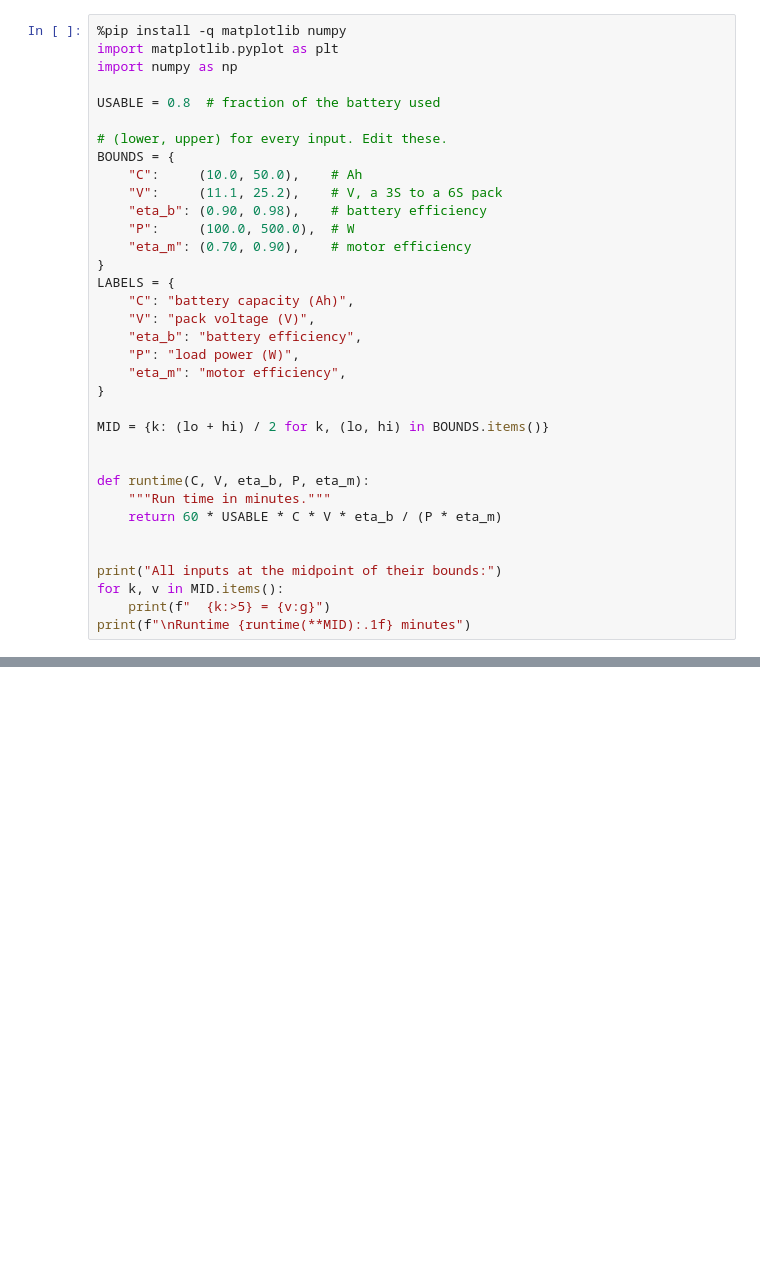
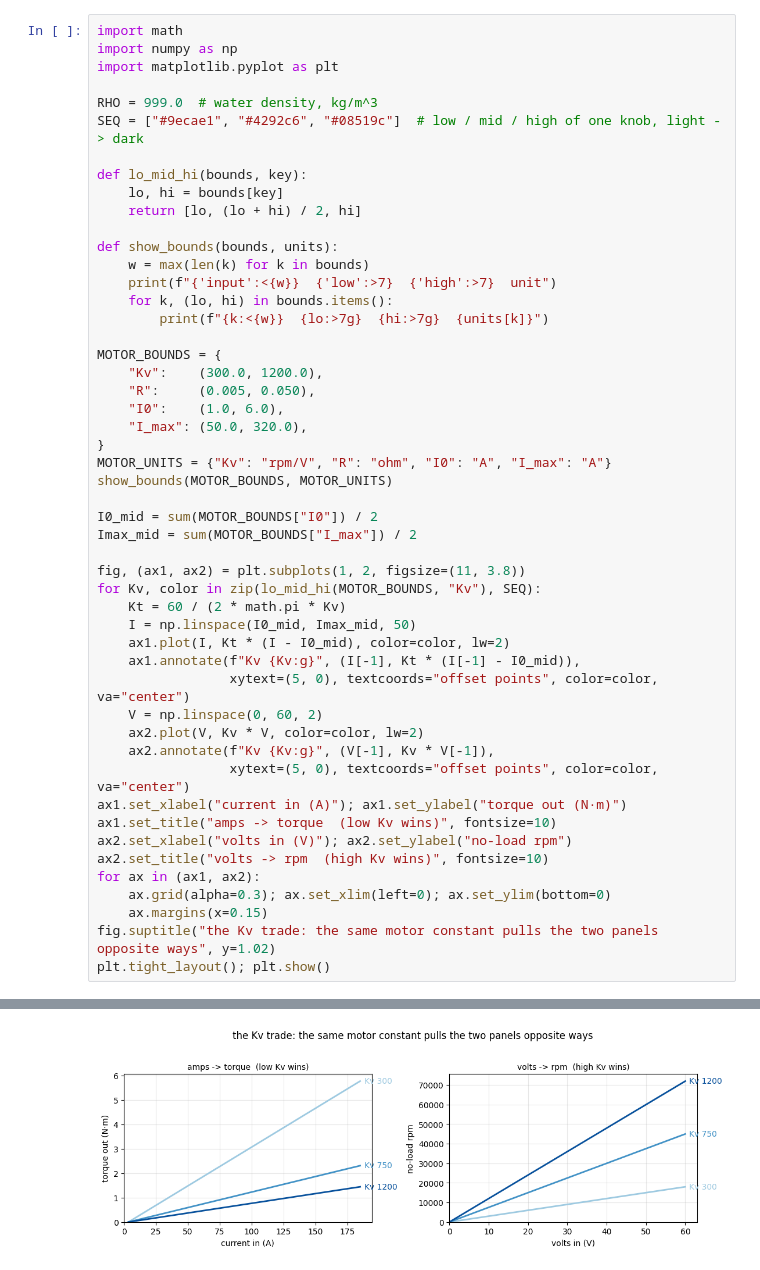
Before and after one commit to MarMar888/hav, a Jupyter notebook: optimization/willmarley.ipynb, the cells around one changed output, grey strips where cells are left out. Cells and saved outputs as stored; diff of their text form; blank space fills up the shorter version.

```diff
--- a/optimization/willmarley.ipynb
+++ b/optimization/willmarley.ipynb
@@ -25,36 +31,51 @@ Each input gets a lower and an upper bound. Edit them. The midpoint of each rang
 # %%
-%pip install -q matplotlib numpy
+import math
+import numpy as np
 import matplotlib.pyplot as plt
-import numpy as np
 
-USABLE = 0.8  # fraction of the battery used
+RHO = 999.0  # water density, kg/m^3
+SEQ = ["#9ecae1", "#4292c6", "#08519c"]  # low / mid / high of one knob, light -> dark
 
-# (lower, upper) for every input. Edit these.
-BOUNDS = {
-    "C":     (10.0, 50.0),    # Ah
-    "V":     (11.1, 25.2),    # V, a 3S to a 6S pack
-    "eta_b": (0.90, 0.98),    # battery efficiency
-    "P":     (100.0, 500.0),  # W
-    "eta_m": (0.70, 0.90),    # motor efficiency
+def lo_mid_hi(bounds, key):
+    lo, hi = bounds[key]
+    return [lo, (lo + hi) / 2, hi]
+
+def show_bounds(bounds, units):
+    w = max(len(k) for k in bounds)
+    print(f"{'input':<{w}}  {'low':>7}  {'high':>7}  unit")
+    for k, (lo, hi) in bounds.items():
+        print(f"{k:<{w}}  {lo:>7g}  {hi:>7g}  {units[k]}")
+
+MOTOR_BOUNDS = {
+    "Kv":    (300.0, 1200.0),
+    "R":     (0.005, 0.050),
+    "I0":    (1.0, 6.0),
+    "I_max": (50.0, 320.0),
 }
-LABELS = {
-    "C": "battery capacity (Ah)",
-    "V": "pack voltage (V)",
-    "eta_b": "battery efficiency",
-    "P": "load power (W)",
-    "eta_m": "motor efficiency",
-}
+MOTOR_UNITS = {"Kv": "rpm/V", "R": "ohm", "I0": "A", "I_max": "A"}
+show_bounds(MOTOR_BOUNDS, MOTOR_UNITS)
 
-MID = {k: (lo + hi) / 2 for k, (lo, hi) in BOUNDS.items()}
+I0_mid = sum(MOTOR_BOUNDS["I0"]) / 2
+Imax_mid = sum(MOTOR_BOUNDS["I_max"]) / 2
 
-
-def runtime(C, V, eta_b, P, eta_m):
-    """Run time in minutes."""
-    return 60 * USABLE * C * V * eta_b / (P * eta_m)
-
-
-print("All inputs at the midpoint of their bounds:")
-for k, v in MID.items():
-    print(f"  {k:>5} = {v:g}")
-print(f"\nRuntime {runtime(**MID):.1f} minutes")
+fig, (ax1, ax2) = plt.subplots(1, 2, figsize=(11, 3.8))
+for Kv, color in zip(lo_mid_hi(MOTOR_BOUNDS, "Kv"), SEQ):
+    Kt = 60 / (2 * math.pi * Kv)
+    I = np.linspace(I0_mid, Imax_mid, 50)
+    ax1.plot(I, Kt * (I - I0_mid), color=color, lw=2)
+    ax1.annotate(f"Kv {Kv:g}", (I[-1], Kt * (I[-1] - I0_mid)),
+                 xytext=(5, 0), textcoords="offset points", color=color, va="center")
+    V = np.linspace(0, 60, 2)
+    ax2.plot(V, Kv * V, color=color, lw=2)
+    ax2.annotate(f"Kv {Kv:g}", (V[-1], Kv * V[-1]),
+                 xytext=(5, 0), textcoords="offset points", color=color, va="center")
+ax1.set_xlabel("current in (A)"); ax1.set_ylabel("torque out (N·m)")
+ax1.set_title("amps -> torque  (low Kv wins)", fontsize=10)
+ax2.set_xlabel("volts in (V)"); ax2.set_ylabel("no-load rpm")
+ax2.set_title("volts -> rpm  (high Kv wins)", fontsize=10)
+for ax in (ax1, ax2):
+    ax.grid(alpha=0.3); ax.set_xlim(left=0); ax.set_ylim(bottom=0)
+    ax.margins(x=0.15)
+fig.suptitle("the Kv trade: the same motor constant pulls the two panels opposite ways", y=1.02)
+plt.tight_layout(); plt.show()
 # %% [output]
@@ -72 +87,2 @@ Runtime 102.4 minutes
+[figure, added]
 # %% [markdown]
```
Also changed, not shown: parts of 28 cells of this notebook, 3 other files.
